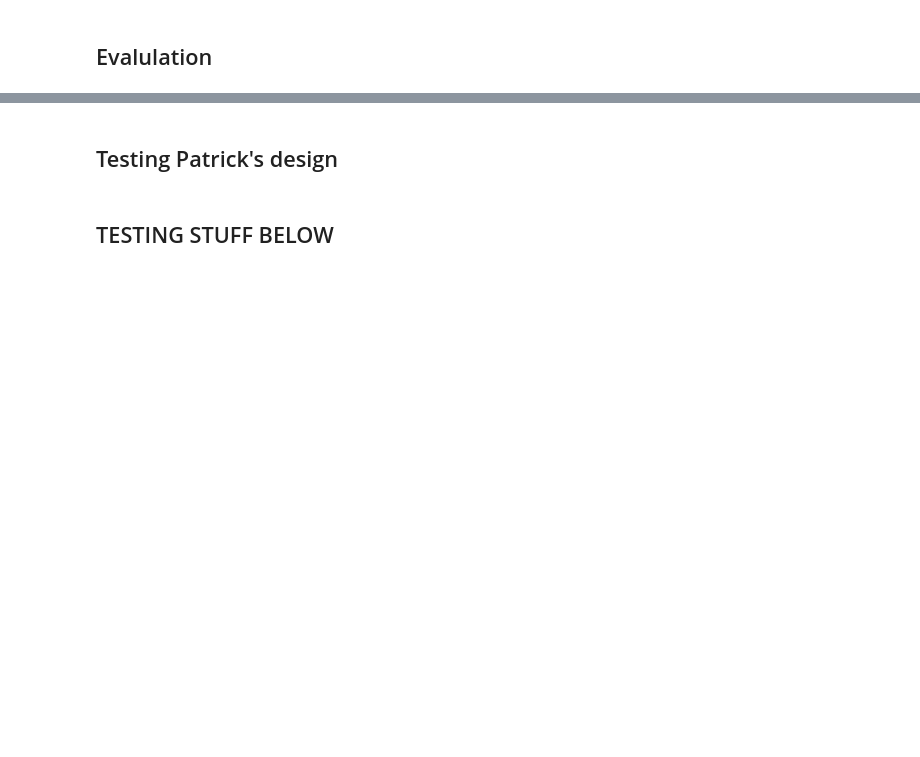
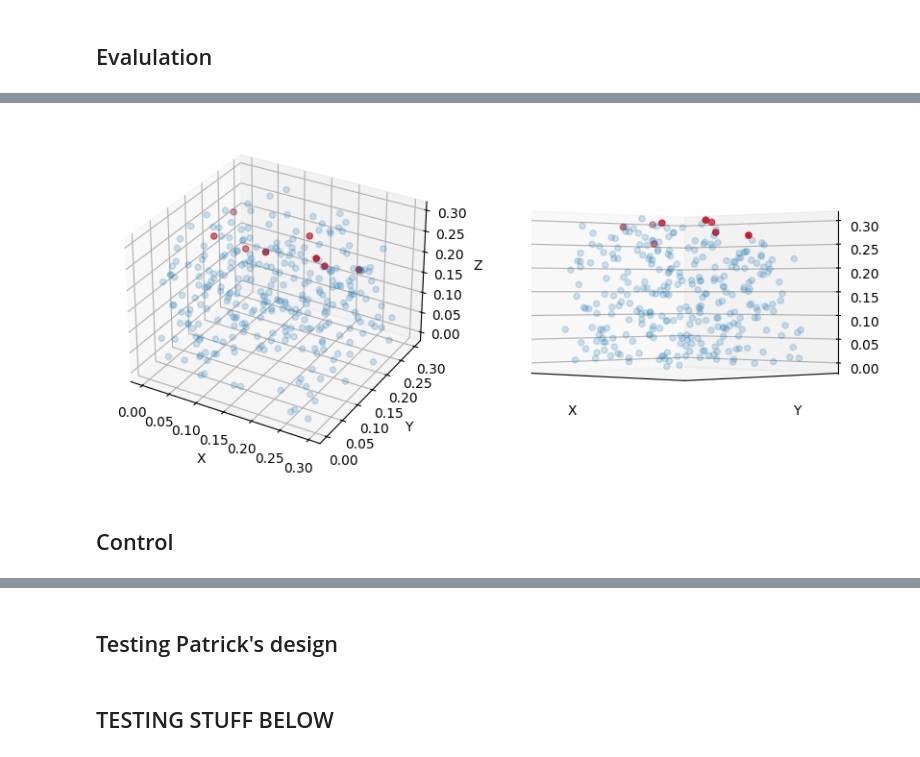
Before and after one commit to HeartLab-McMaster/MagnetOptimization, a Jupyter notebook: main.ipynb, the cells around one changed output, grey strips where cells are left out. Cells and saved outputs as stored; diff of their text form; code cells hidden in the pictures; blank space fills up the shorter version.

```diff
--- a/main.ipynb
+++ b/main.ipynb
@@ -256,0 +322,43 @@ print(force_x(res.x))
+# %%
+# Get x, y, z components of the S
+x = [s[0] for s, _ in S]
+y = [s[1] for s, _ in S]
+z = [s[2] for s, _ in S]
+
+inds = top_k(X, K)
+
+xc = [S[i][0][0] for i in inds]
+yc = [S[i][0][1] for i in inds]
+zc = [S[i][0][2] for i in inds]
+# %%
+fig = plt.figure(figsize=(10, 10))
+ax1 = fig.add_subplot(221, projection='3d')
+
+ax1.scatter(x, y, z, alpha=0.2)
+ax1.scatter(xc, yc, zc, c='red')
+
+ax1.set_xlabel('X')
+ax1.set_ylabel('Y')
+ax1.set_zlabel('Z')
+
+ax2 = fig.add_subplot(222, projection='3d')
+
+ax2.scatter(x, y, z, alpha=0.2)
+ax2.scatter(xc, yc, zc, c='red')
+
+# remove axis values
+ax2.set_xticks([])
+ax2.set_yticks([])
+
+ax2.set_xlabel('X')
+ax2.set_ylabel('Y')
+ax2.set_zlabel('Z')
+# rotate axe2
+ax2.view_init(0, -45)
+
+
+plt.show()
+# %% [output]
+[figure, added]
+# %% [markdown]
+## Control
```
Also changed, not shown: parts of 56 cells of this notebook, 6 other files.
